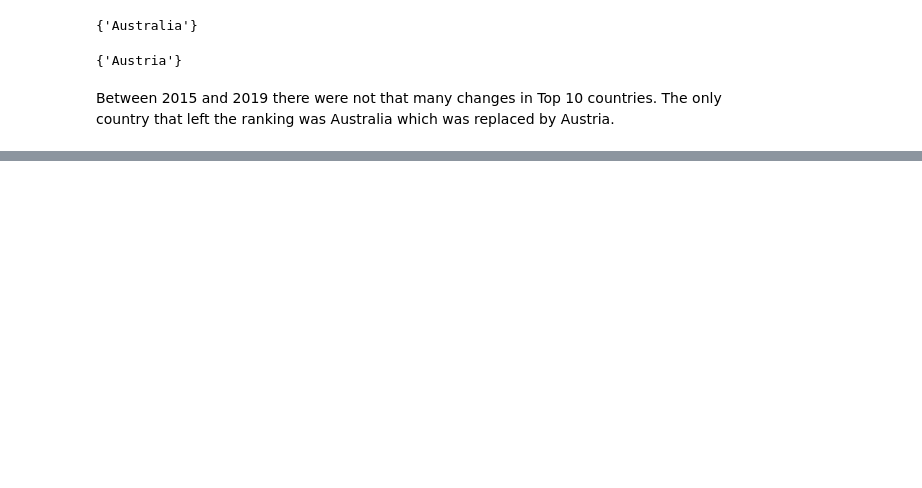
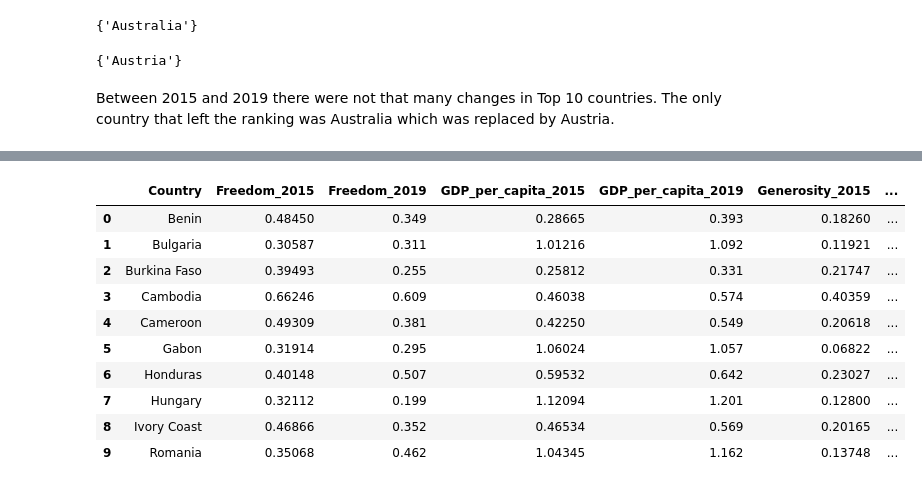
Before and after one commit to paulinaromanczuk/World_Happiness, a Jupyter notebook: World_Happiness_Report.ipynb, the cells around one changed output, grey strips where cells are left out. Cells and saved outputs as stored; diff of their text form; code cells hidden in the pictures; blank space fills up the shorter version.

```diff
--- a/World_Happiness_Report.ipynb
+++ b/World_Happiness_Report.ipynb
@@ -231,0 +283,24 @@ def create_pivot(data, indexCol, columnsCol, valuesCol, reset_index=True):
+# %%
+indicators = ['GDP_per_capita', 'Social_Support', 'Freedom', 'Health','Perceptions_of_Corruption', 'Generosity']
+top_10_changes_up = create_pivot(df_changes_up, 'Country', "Report_Year", indicators)
+# %%
+for indicator in indicators:
+    col_2015 = f"{indicator}_2015"
+    col_2019 = f"{indicator}_2019"
+    top_10_changes_up[f"{indicator}_diff"] = top_10_changes_up[col_2019] - top_10_changes_up[col_2015]
+# %%
+top_10_changes_up = top_10_changes_up.merge(years_diff[['Country', '2015-19_diff']], on='Country', how='left')
+# %%
+top_10_changes_up
+# %% [output]
+|  | Country | Freedom_2015 | Freedom_2019 | GDP_per_capita_2015 | GDP_per_capita_2019 | Generosity_2015 | ... |
+| 0 | Benin | 0.48450 | 0.349 | 0.28665 | 0.393 | 0.18260 | ... |
+| 1 | Bulgaria | 0.30587 | 0.311 | 1.01216 | 1.092 | 0.11921 | ... |
+| 2 | Burkina Faso | 0.39493 | 0.255 | 0.25812 | 0.331 | 0.21747 | ... |
+| 3 | Cambodia | 0.66246 | 0.609 | 0.46038 | 0.574 | 0.40359 | ... |
+| 4 | Cameroon | 0.49309 | 0.381 | 0.42250 | 0.549 | 0.20618 | ... |
+| 5 | Gabon | 0.31914 | 0.295 | 1.06024 | 1.057 | 0.06822 | ... |
+| 6 | Honduras | 0.40148 | 0.507 | 0.59532 | 0.642 | 0.23027 | ... |
+| 7 | Hungary | 0.32112 | 0.199 | 1.12094 | 1.201 | 0.12800 | ... |
+| 8 | Ivory Coast | 0.46866 | 0.352 | 0.46534 | 0.569 | 0.20165 | ... |
+| 9 | Romania | 0.35068 | 0.462 | 1.04345 | 1.162 | 0.13748 | ... |
```
Also changed, not shown: parts of 9 cells of this notebook.
